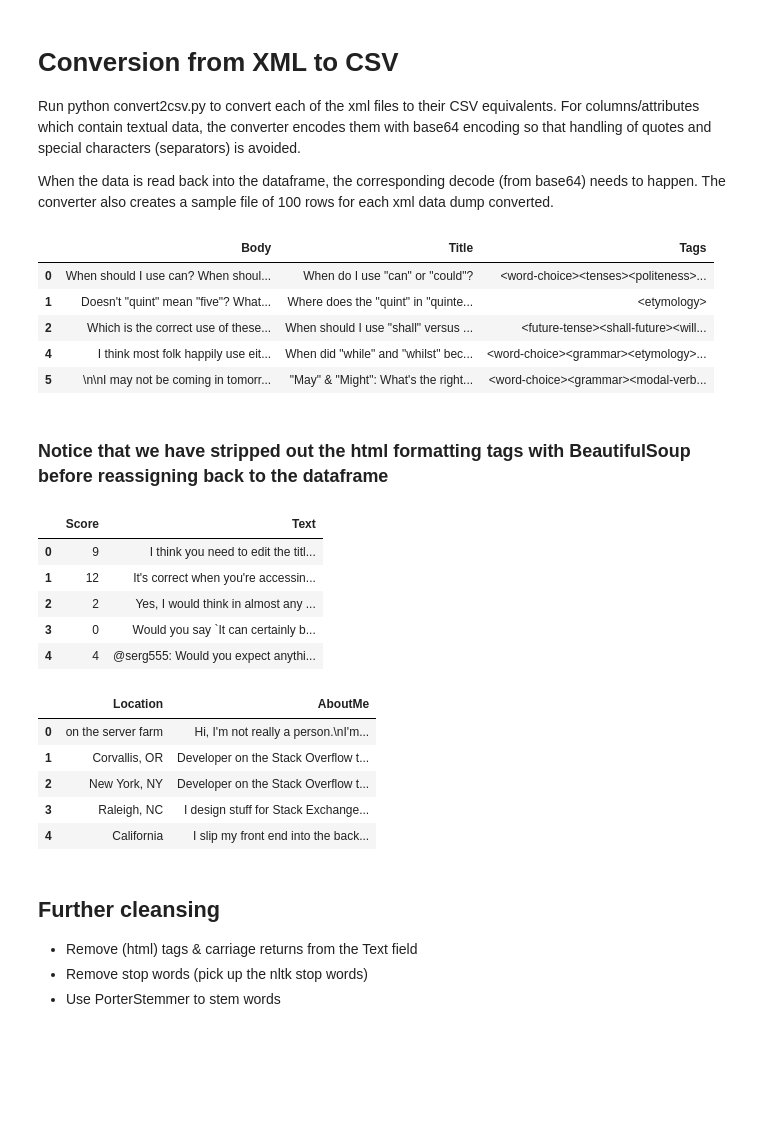
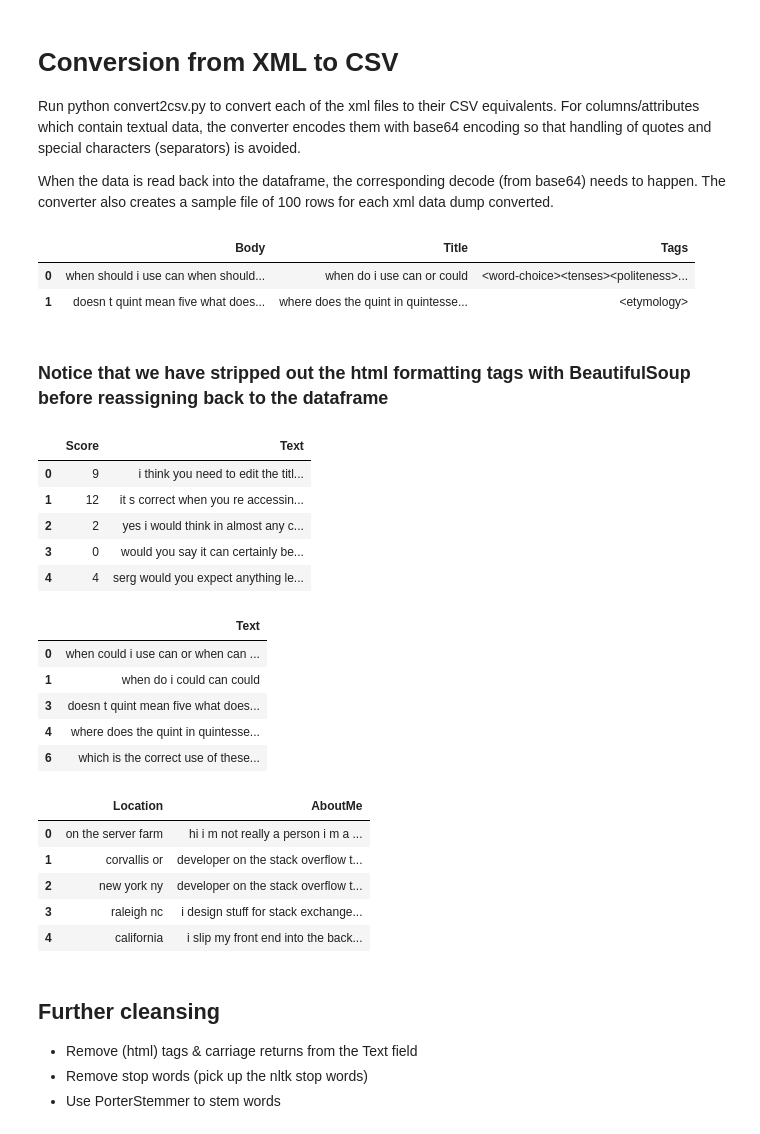
Before and after one commit to dhruvaray/soml, a Jupyter notebook: index.ipynb, the cells around one changed output. Cells and saved outputs as stored; diff of their text form; code cells hidden in the pictures; blank space fills up the shorter version.

```diff
--- a/index.ipynb
+++ b/index.ipynb
@@ -120,7 +120,6 @@ When the data is read back into the dataframe, the corresponding decode (from ba
 # %%
 #imports
 import pandas as pd
-import base64
 import math
 import re
 import gensim
@@ -128,7 +127,6 @@ from gensim import corpora, models
 from gensim.models import word2vec
 import nltk
 from nltk.corpus import stopwords
-from bs4 import BeautifulSoup
 from nltk.stem.porter import PorterStemmer
 
 %matplotlib inline
@@ -141,48 +139,46 @@ import pyLDAvis.gensim
 pyLDAvis.enable_notebook()
 
 
-SAMPLE_SIZE = 500
+SAMPLE_SIZE = 5000
 # %%
 posts = pd.read_csv('posts.csv',nrows=SAMPLE_SIZE).dropna(subset=['Body','Title'])
-posts['Body'] = posts['Body'].apply(lambda x : BeautifulSoup(base64.b64decode(x),"lxml").get_text())
-posts['Title'] = posts['Title'].apply(lambda x : BeautifulSoup(base64.b64decode(x),"lxml").get_text())
-posts[['Body','Title', 'Tags']].head(5)
+posts[['Body','Title', 'Tags']].head(2)
 # %% [output]
 |  | Body | Title | Tags |
-| 0 | When should I use can? When shoul... | When do I use "can" or "could"? | <word-choice><tenses><politeness>... |
-| 1 | Doesn't "quint" mean "five"? What... | Where does the "quint" in "quinte... | <etymology> |
-| 2 | Which is the correct use of these... | When should I use "shall" versus ... | <future-tense><shall-future><will... |
-| 4 | I think most folk happily use eit... | When did "while" and "whilst" bec... | <word-choice><grammar><etymology>... |
-| 5 | \n\nI may not be coming in tomorr... | "May" & "Might": What's the right... | <word-choice><grammar><modal-verb... |
+| 0 | when should i use can when should... | when do i use can or could | <word-choice><tenses><politeness>... |
+| 1 | doesn t quint mean five what does... | where does the quint in quintesse... | <etymology> |
 # %% [markdown]
 ### Notice that we have stripped out the html formatting tags with BeautifulSoup before reassigning back to the dataframe
 # %%
 comments = pd.read_csv('comments.csv',nrows=SAMPLE_SIZE).dropna()
-comments['Text'] = comments['Text'].apply(lambda x : BeautifulSoup(base64.b64decode(x),"lxml").get_text())
 comments[['Score','Text']].head(5)
 # %% [output]
 |  | Score | Text |
-| 0 | 9 | I think you need to edit the titl... |
-| 1 | 12 | It's correct when you're accessin... |
-| 2 | 2 | Yes, I would think in almost any ... |
-| 3 | 0 | Would you say `It can certainly b... |
-| 4 | 4 | @serg555: Would you expect anythi... |
+| 0 | 9 | i think you need to edit the titl... |
+| 1 | 12 | it s correct when you re accessin... |
+| 2 | 2 | yes i would think in almost any c... |
+| 3 | 0 | would you say it can certainly be... |
+| 4 | 4 | serg would you expect anything le... |
 # %%
-#posthistory = pd.read_csv('posthistory.csv',nrows=SAMPLE_SIZE).dropna(subset=['Text'])
-#posthistory['Text'] = posthistory['Text'].apply(lambda x : BeautifulSoup(base64.b64decode(x),"lxml").get_text())
-#posthistory[['Text']].head(5)
+posthistory = pd.read_csv('posthistory.csv',nrows=SAMPLE_SIZE).dropna(subset=['Text'])
+posthistory[['Text']].head(5)
+# %% [output]
+|  | Text |
+| 0 | when could i use can or when can ... |
+| 1 | when do i could can could |
+| 3 | doesn t quint mean five what does... |
+| 4 | where does the quint in quintesse... |
+| 6 | which is the correct use of these... |
 # %%
 users = pd.read_csv('users.csv',nrows=SAMPLE_SIZE).dropna(subset=['AboutMe','Location'])
-users['AboutMe'] = users['AboutMe'].apply(lambda x : BeautifulSoup(base64.b64decode(x),"lxml").get_text())
-users['Location'] = users['Location'].apply(lambda x : BeautifulSoup(base64.b64decode(x),"lxml").get_text())
 users[['Location','AboutMe']].head(5)
 # %% [output]
 |  | Location | AboutMe |
-| 0 | on the server farm | Hi, I'm not really a person.\nI'm... |
-| 1 | Corvallis, OR | Developer on the Stack Overflow t... |
-| 2 | New York, NY | Developer on the Stack Overflow t... |
-| 3 | Raleigh, NC | I design stuff for Stack Exchange... |
-| 4 | California | I slip my front end into the back... |
+| 0 | on the server farm | hi i m not really a person i m a ... |
+| 1 | corvallis or | developer on the stack overflow t... |
+| 2 | new york ny | developer on the stack overflow t... |
+| 3 | raleigh nc | i design stuff for stack exchange... |
+| 4 | california | i slip my front end into the back... |
 # %% [markdown]
 ## Further cleansing
 
```
Also changed, not shown: parts of 4 cells of this notebook, 1 other file.
